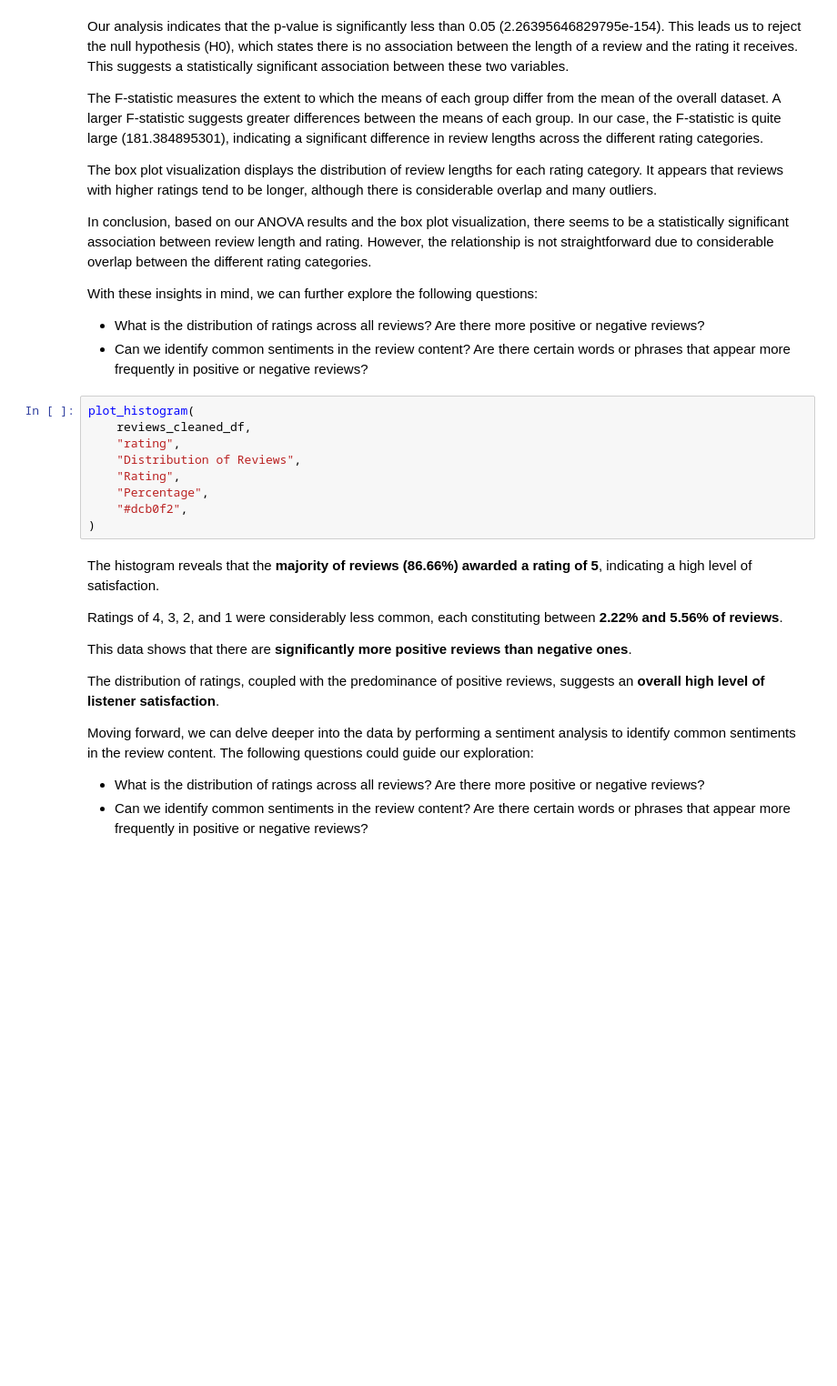
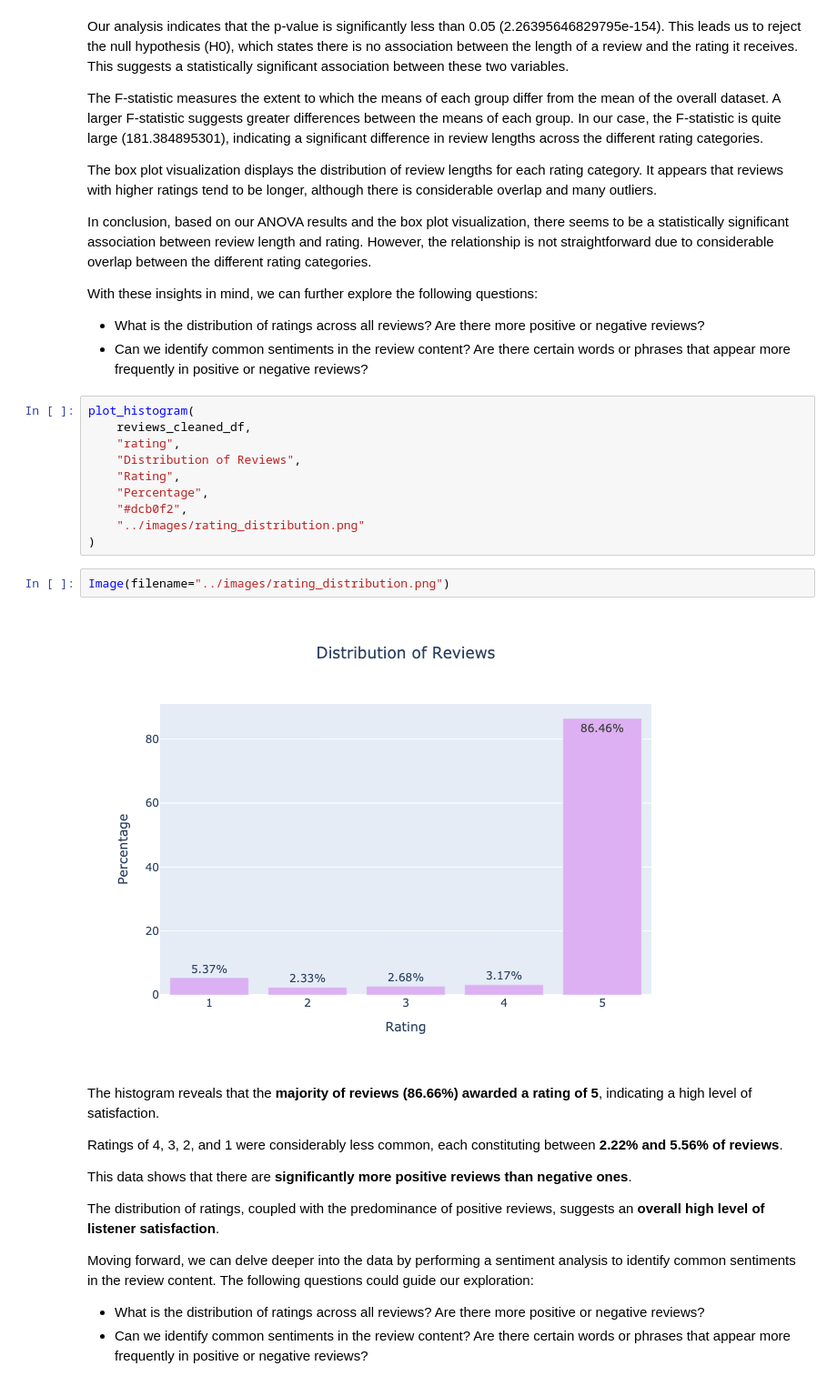
Before and after one commit to vytautas-bunevicius/podcast-review-insights, a Jupyter notebook: notebooks/podcast_review_analysis.ipynb, the cells around one changed output. Shown at 91% size. Saved outputs shown, nothing was run; the diff lists cells and outputs as text; blank space fills up the shorter version.

```diff
--- a/notebooks/podcast_review_analysis.ipynb
+++ b/notebooks/podcast_review_analysis.ipynb
@@ -381,7 +395,12 @@ plot_histogram(
     "Rating",
     "Percentage",
     "#dcb0f2",
+    "../images/rating_distribution.png"
 )
+# %%
+Image(filename="../images/rating_distribution.png")
+# %% [output]
+[figure, added]
 # %% [markdown]
 The histogram reveals that the **majority of reviews (86.66%) awarded a rating of 5**, indicating a high level of satisfaction.
 
```
Also changed, not shown: parts of 23 cells of this notebook, 1 other file.
